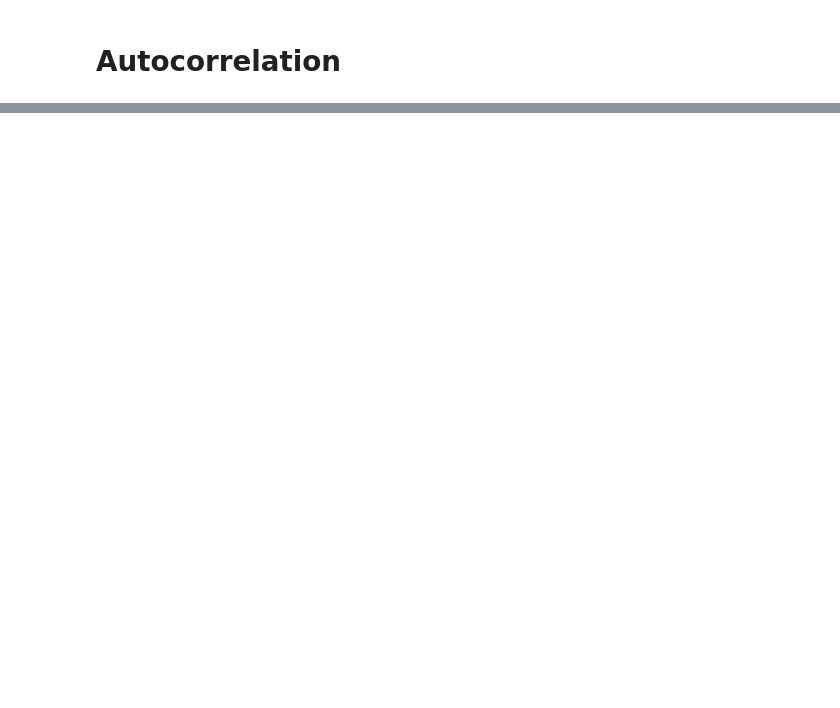
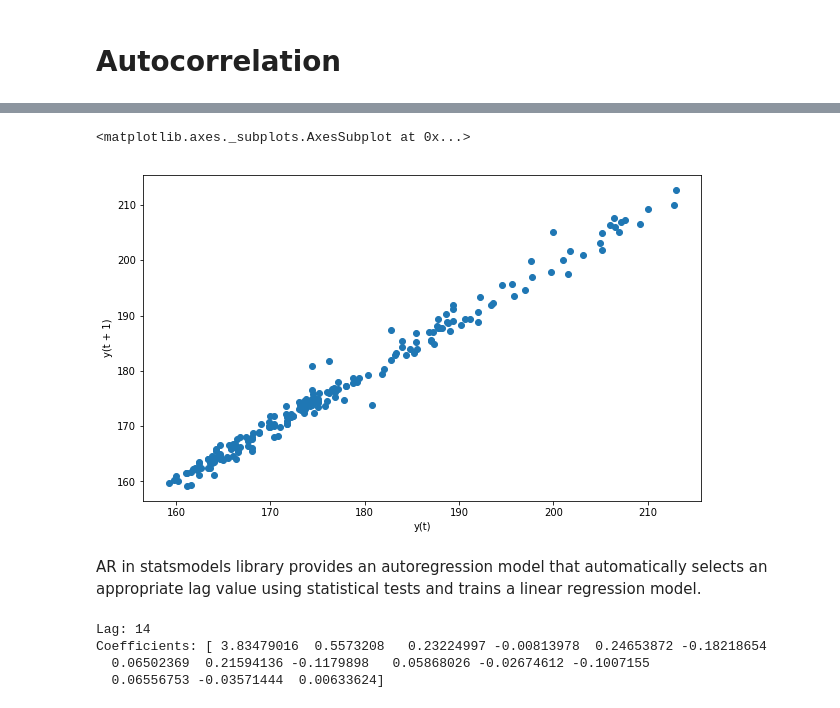
Before and after one commit to jamesijw23/JupyterNotebookworkflow, a Jupyter notebook: Week 3 Blog_Notes.ipynb, the cells around one changed output, grey strips where cells are left out. Saved outputs shown, nothing was run; the diff lists cells and outputs as text; code cells hidden in the pictures; blank space fills up the shorter version.

```diff
--- a/Week 3 Blog_Notes.ipynb
+++ b/Week 3 Blog_Notes.ipynb
@@ -289,0 +314,37 @@ NameError: name 'autocorrelation_plot' is not defined
+# %%
+##-------------------------------------
+## Step 9c: Method 3 to view autocorrelation
+##-------------------------------------
+## Method 3
+lag_plot(imputed_weight)
+# %% [output]
+<matplotlib.axes._subplots.AxesSubplot at 0x...>
+[figure, added]
+# %% [markdown]
+AR in statsmodels library provides an autoregression model that automatically selects an appropriate lag value using statistical tests and trains a linear regression model.
+# %%
+# split dataset
+X = imputed_weight.tolist()
+k_num_days = 7
+train, test = X[1:len(X)-k_num_days], X[ len(X) - k_num_days:]
+# train autoregression
+model = AR(train)
+model_fit = model.fit()
+
+print('Lag: %s' % model_fit.k_ar)
+print('Coefficients: %s' % model_fit.params)
+# make predictions
+# predictions = model_fit.predict(start=len(train), end=len(train)+len(test)-1, dynamic=False)
+# for i in range(len(predictions)):
+# 	print('predicted=%f, expected=%f' % (predictions[i], test[i]))
+# error = mean_squared_error(test, predictions)
+# print('Test MSE: %.3f' % error)
+# # plot results
+# pyplot.plot(test)
+# pyplot.plot(predictions, color='red')
+# pyplot.show()
+# %% [output]
+Lag: 14
+Coefficients: [ 3.83479016  0.5573208   0.23224997 -0.00813978  0.24653872 -0.18218654
+  0.06502369  0.21594136 -0.1179898   0.05868026 -0.02674612 -0.1007155
+  0.06556753 -0.03571444  0.00633624]
```
Also changed, not shown: parts of 8 cells of this notebook.
